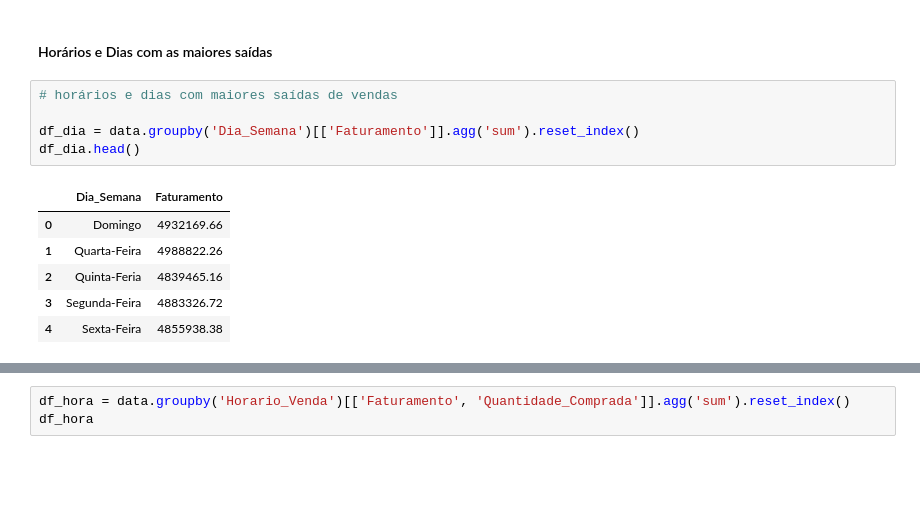
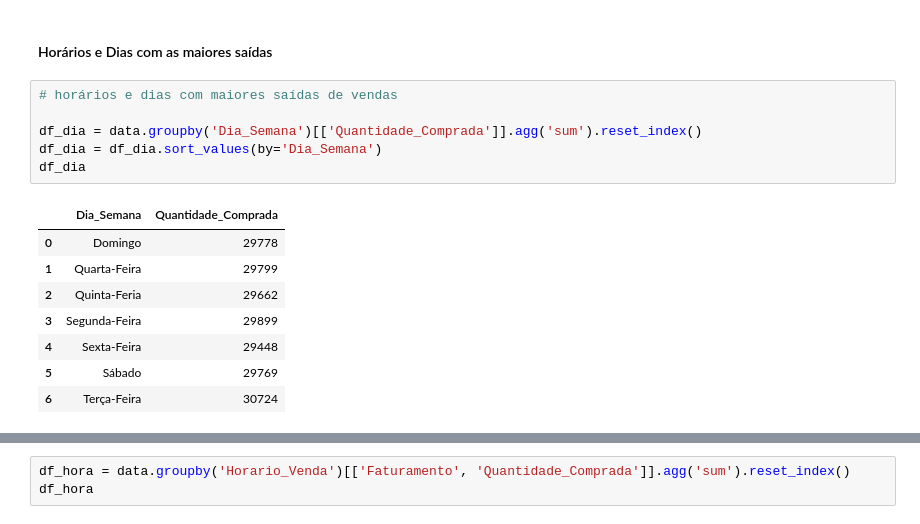
Before and after one commit to alyssonmontovanelli/analise_Previsao_Vendas_varejo, a Jupyter notebook: EDA/02_Analise_Exploratoria.ipynb, the cells around one changed output, grey strips where cells are left out. Saved outputs shown, nothing was run; the diff lists cells and outputs as text; blank space fills up the shorter version.

```diff
--- a/EDA/02_Analise_Exploratoria.ipynb
+++ b/EDA/02_Analise_Exploratoria.ipynb
@@ -79,12 +84,15 @@ data.sample(5)
 # %%
 # horários e dias com maiores saídas de vendas
 
-df_dia = data.groupby('Dia_Semana')[['Faturamento']].agg('sum').reset_index()
-df_dia.head()
+df_dia = data.groupby('Dia_Semana')[['Quantidade_Comprada']].agg('sum').reset_index()
+df_dia = df_dia.sort_values(by='Dia_Semana')
+df_dia
 # %% [output]
-|  | Dia_Semana | Faturamento |
-| 0 | Domingo | 4932169.66 |
-| 1 | Quarta-Feira | 4988822.26 |
-| 2 | Quinta-Feria | 4839465.16 |
-| 3 | Segunda-Feira | 4883326.72 |
-| 4 | Sexta-Feira | 4855938.38 |
+|  | Dia_Semana | Quantidade_Comprada |
+| 0 | Domingo | 29778 |
+| 1 | Quarta-Feira | 29799 |
+| 2 | Quinta-Feria | 29662 |
+| 3 | Segunda-Feira | 29899 |
+| 4 | Sexta-Feira | 29448 |
+| 5 | Sábado | 29769 |
+| 6 | Terça-Feira | 30724 |
```
Also changed, not shown: parts of 8 cells of this notebook, 1 other file.
